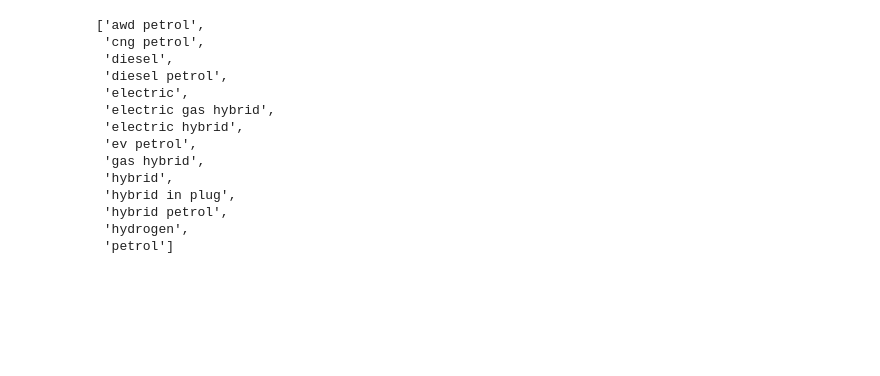
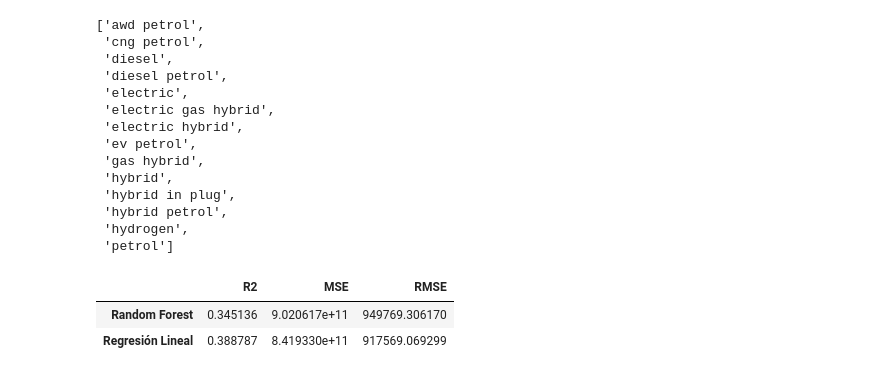
Before and after one commit to GRB55/car-analytics-dashboard, a Jupyter notebook: notebook.ipynb, the cells around one changed output. Saved outputs shown, nothing was run; the diff lists cells and outputs as text; code cells hidden in the pictures; blank space fills up the shorter version.

Commit message:
Observamos resultados. No nos gustan. Seguimos probando optimizacion de modelos.

```diff
--- a/notebook.ipynb
+++ b/notebook.ipynb
@@ -70,3 +70,95 @@ sorted(df["fuel_type"].unique())
  'hybrid petrol',
  'hydrogen',
  'petrol']
+# %%
+import streamlit as st
+import numpy as np
+import pandas as pd
+
+from sklearn.ensemble import RandomForestRegressor
+from sklearn.linear_model import LinearRegression
+
+from sklearn.model_selection import train_test_split, GridSearchCV
+from sklearn.metrics import mean_squared_error, r2_score, root_mean_squared_error
+from sklearn.preprocessing import StandardScaler, OneHotEncoder, TargetEncoder
+from sklearn.compose import ColumnTransformer
+from sklearn.pipeline import Pipeline
+from utils import load_data
+
+
+# Instanciamos modelos predictivos
+rf = RandomForestRegressor(random_state=42, n_jobs=-1)
+lr = LinearRegression(n_jobs=-1)
+# Guardar el dataset en un marco de datos
+df = load_data()
+# Características y objetivo
+X = df.drop("price", axis=1)
+y = np.log1p(df["price"])
+# Conjuntos de entrenamiento y prueba
+X_train, X_test, y_train, y_test = train_test_split(X, y, test_size=0.2, random_state=42)
+# Columnas
+cat_cols = [col for col in X_train.columns if X_train[col].dtype == "object"]
+num_cols = [col for col in X_train.columns if X_train[col].dtype != "object"]
+# Separar en baja y alta cardinalidad
+baja_card = [col for col in cat_cols if X_train[col].nunique() < 32]
+alta_card = [col for col in cat_cols if X_train[col].nunique() >= 32]
+# Preprocesamiento de datos
+preprocesador_rf = ColumnTransformer(
+    transformers=[
+        ("num", "passthrough", num_cols),
+        ("onehot", OneHotEncoder(handle_unknown="ignore", sparse_output=False), baja_card),
+        ("target", TargetEncoder(), alta_card)
+    ]
+)
+preprocesador_lr = ColumnTransformer(
+    transformers=[
+        ("num", StandardScaler(), num_cols),
+        ("onehot", OneHotEncoder(handle_unknown="ignore", sparse_output=False), baja_card),
+        ("target", TargetEncoder(), alta_card)
+    ]
+)
+# Pipeline rf
+pipeline_rf = Pipeline(
+    steps=[
+        ("preprocessor", preprocesador_rf),
+        ("model", rf)
+    ]
+)
+# Entrenamiento rf
+pipeline_rf.fit(X_train, y_train)
+# Predicciones rf
+rf_log_pred = pipeline_rf.predict(X_test)
+rf_y_pred = np.expm1(rf_log_pred)
+# Métricas rf
+y_test_real = np.expm1(y_test)
+rf_mse = mean_squared_error(y_test_real, rf_y_pred)
+rf_rmse = root_mean_squared_error(y_test_real, rf_y_pred)
+rf_r2 = r2_score(y_test_real, rf_y_pred)
+# Pipeline lr
+pipeline_lr = Pipeline(
+    steps=[
+        ("preprocessor", preprocesador_lr),
+        ("model", lr)
+    ]
+)
+# Entrenamiento lr
+pipeline_lr.fit(X_train, y_train)
+# Predicciones lr
+lr_log_pred = pipeline_lr.predict(X_test)
+lr_y_pred = np.expm1(lr_log_pred)
+# Métricas lr
+lr_mse = mean_squared_error(y_test_real, lr_y_pred)
+lr_rmse = root_mean_squared_error(y_test_real, lr_y_pred)
+lr_r2 = r2_score(y_test_real, lr_y_pred)
+# Almacenamos los resultados en un marco de datos
+resultados = pd.DataFrame({
+    "R2": [rf_r2, lr_r2],
+    "MSE": [rf_mse, lr_mse],
+    "RMSE": [rf_rmse, lr_rmse]
+}, index=["Random Forest", "Regresión Lineal"])
+
+resultados
+# %% [output]
+|  | R2 | MSE | RMSE |
+| Random Forest | 0.345136 | 9.020617e+11 | 949769.306170 |
+| Regresión Lineal | 0.388787 | 8.419330e+11 | 917569.069299 |
```
Also changed, not shown: parts of 6 cells of this notebook, 1 other file.
